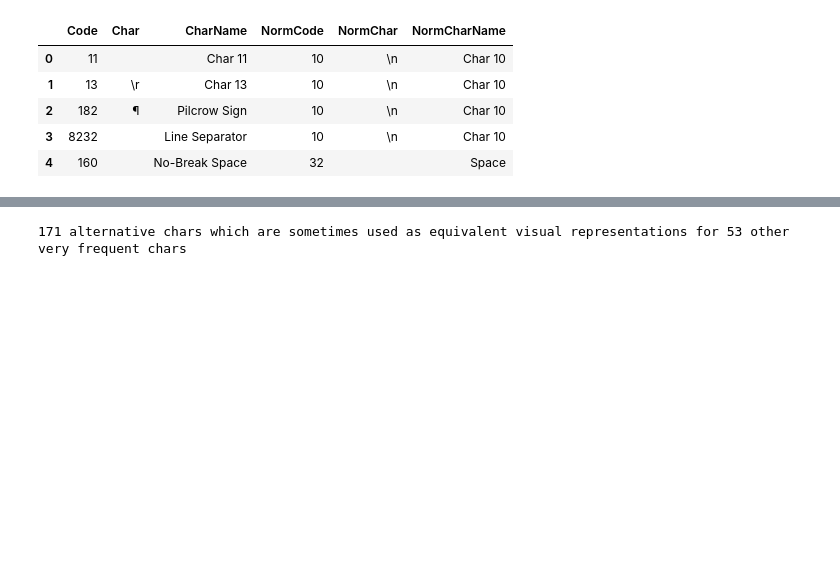
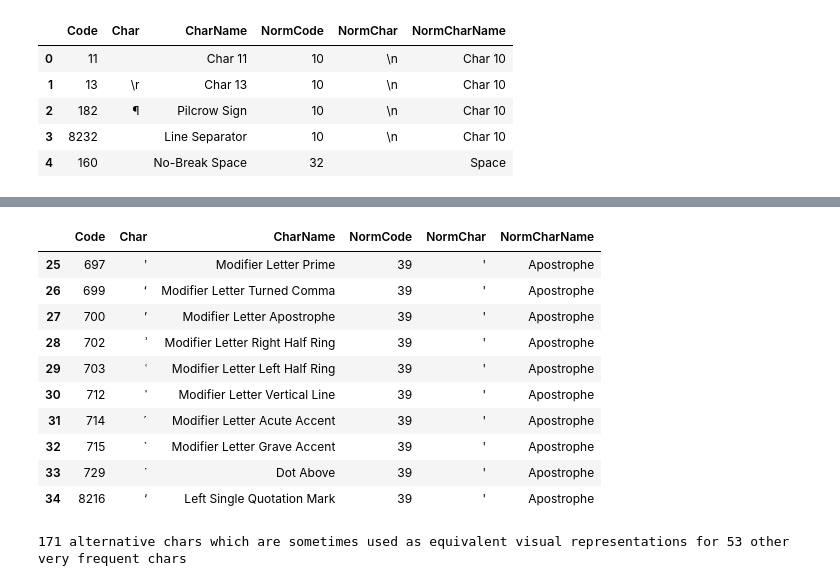
Before and after one commit to laurentprudhon/frenchtext, a Jupyter notebook: 02_chars.ipynb, the cells around one changed output, grey strips where cells are left out. Saved outputs shown, nothing was run; the diff lists cells and outputs as text; code cells hidden in the pictures; blank space fills up the shorter version.

Commit message:
Almost finished chars

```diff
--- a/02_chars.ipynb
+++ b/02_chars.ipynb
@@ -465,3 +539,17 @@ dfnormchars.head()
+# %%
+dfnormchars[25:35]
+# %% [output]
+|  | Code | Char | CharName | NormCode | NormChar | NormCharName |
+| 25 | 697 | ʹ | Modifier Letter Prime | 39 | ' | Apostrophe |
+| 26 | 699 | ʻ | Modifier Letter Turned Comma | 39 | ' | Apostrophe |
+| 27 | 700 | ʼ | Modifier Letter Apostrophe | 39 | ' | Apostrophe |
+| 28 | 702 | ʾ | Modifier Letter Right Half Ring | 39 | ' | Apostrophe |
+| 29 | 703 | ʿ | Modifier Letter Left Half Ring | 39 | ' | Apostrophe |
+| 30 | 712 | ˈ | Modifier Letter Vertical Line | 39 | ' | Apostrophe |
+| 31 | 714 | ˊ | Modifier Letter Acute Accent | 39 | ' | Apostrophe |
+| 32 | 715 | ˋ | Modifier Letter Grave Accent | 39 | ' | Apostrophe |
+| 33 | 729 | ˙ | Dot Above | 39 | ' | Apostrophe |
+| 34 | 8216 | ‘ | Left Single Quotation Mark | 39 | ' | Apostrophe |
 # %%
 print(f"{len(dfnormchars)} alternative chars which are sometimes used as equivalent visual representations for {len(dfnormchars['NormChar'].unique())} other very frequent chars")
 # %% [output]
```
Also changed, not shown: parts of 52 cells of this notebook, 8 other files.
